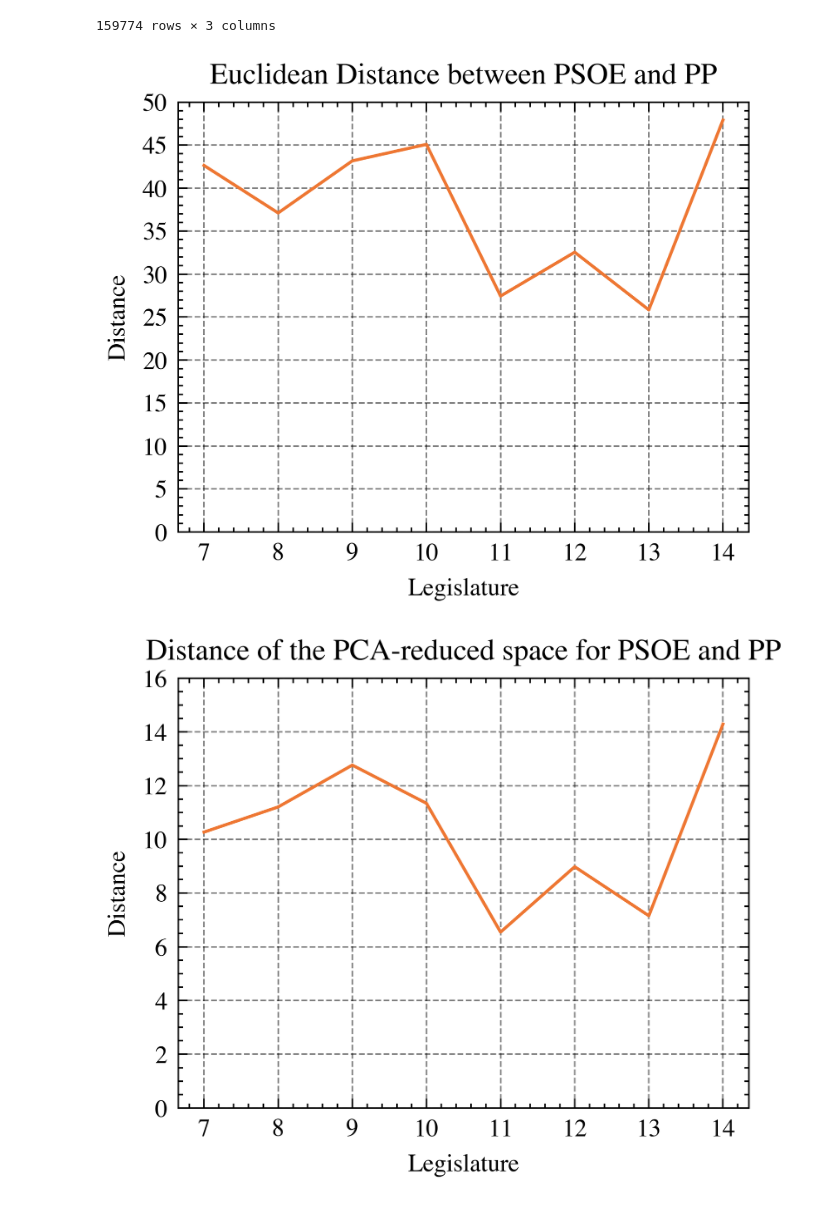
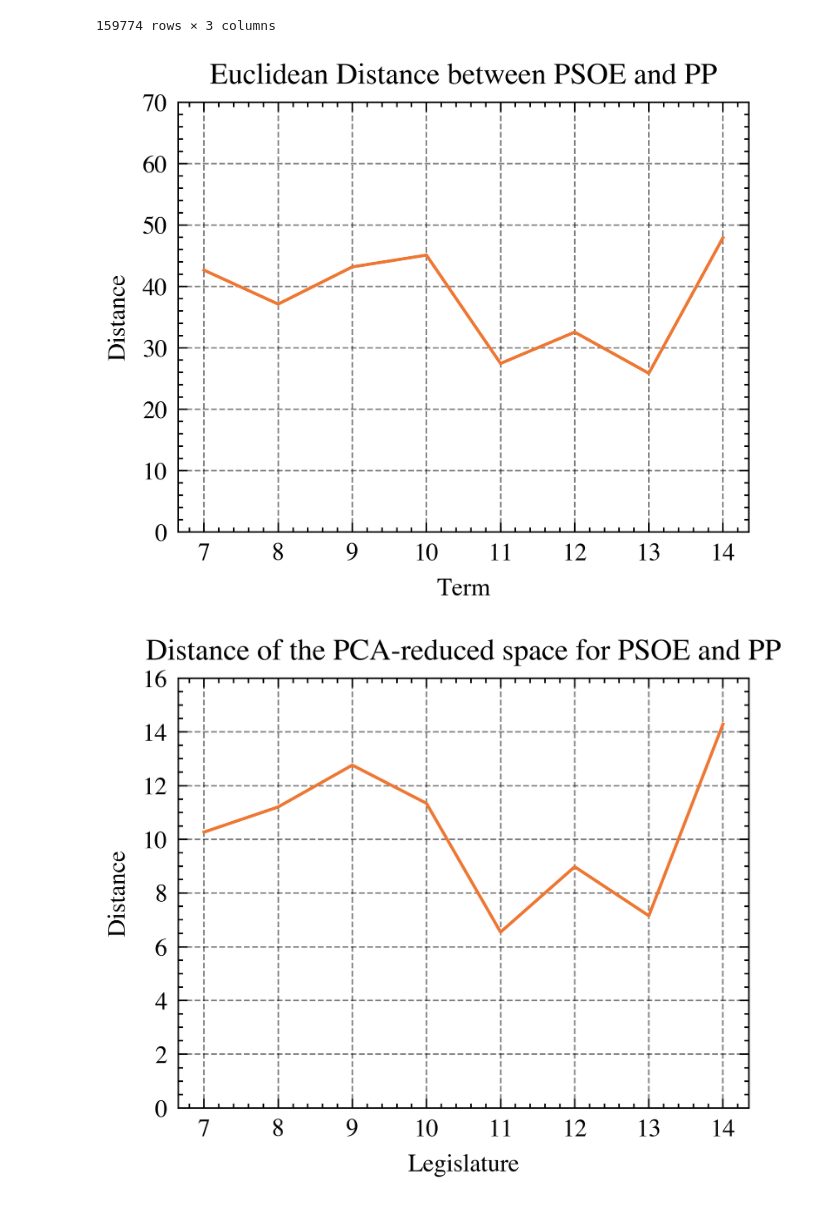
Before and after one commit to dibuja/polarisation-nlp, a Jupyter notebook: notebooks/ideological_polarisation.ipynb, the cells around one changed output. Saved outputs shown, nothing was run; the diff lists cells and outputs as text; code cells hidden in the pictures.

Commit message:
term fix

```diff
--- a/notebooks/ideological_polarisation.ipynb
+++ b/notebooks/ideological_polarisation.ipynb
@@ -575,27 +575,27 @@ words
 # %%
 from scipy import spatial
 
 fig, ax = plt.subplots()
 le2 = [11, 12, 13, 14]
 
 dis = []
 for l in le:
     try:
         dis.append(spatial.distance.euclidean(
             model[f'PSOE-{l}'], model[f'PP-{l}']))
     except:
         dis.append(np.nan)
 
 ax.plot(le, dis)
 
 ax.set_title(f'Euclidean Distance between PSOE and PP')
-plt.xlabel('Legislature')
+plt.xlabel('Term')
 plt.ylabel(f'Distance')
 plt.xticks(ticks=[7, 8, 9, 10, 11, 12, 13, 14])
-plt.yticks(ticks=[0, 5, 10, 15, 20, 25, 30, 35, 40, 45, 50])
+plt.yticks(ticks=[0, 10, 20, 30, 40, 50, 60, 70])
 plt.show()
 # %% [output]
-[figure, old version]
+[figure, new version]
 # %%
 rp = reduced.loc[reduced['speaker'].str.contains('-')]
 
```
Also changed, not shown: parts of 5 cells of this notebook, 10 other files.
